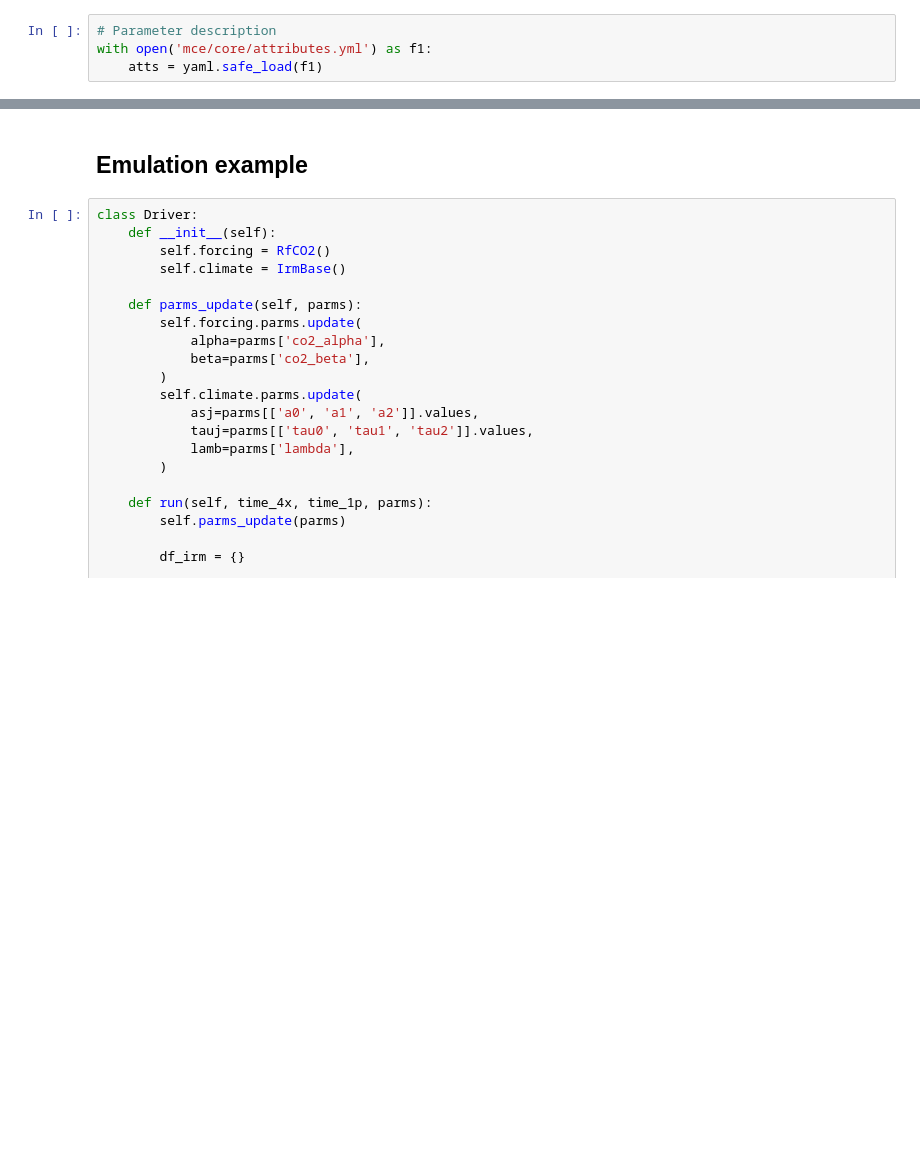
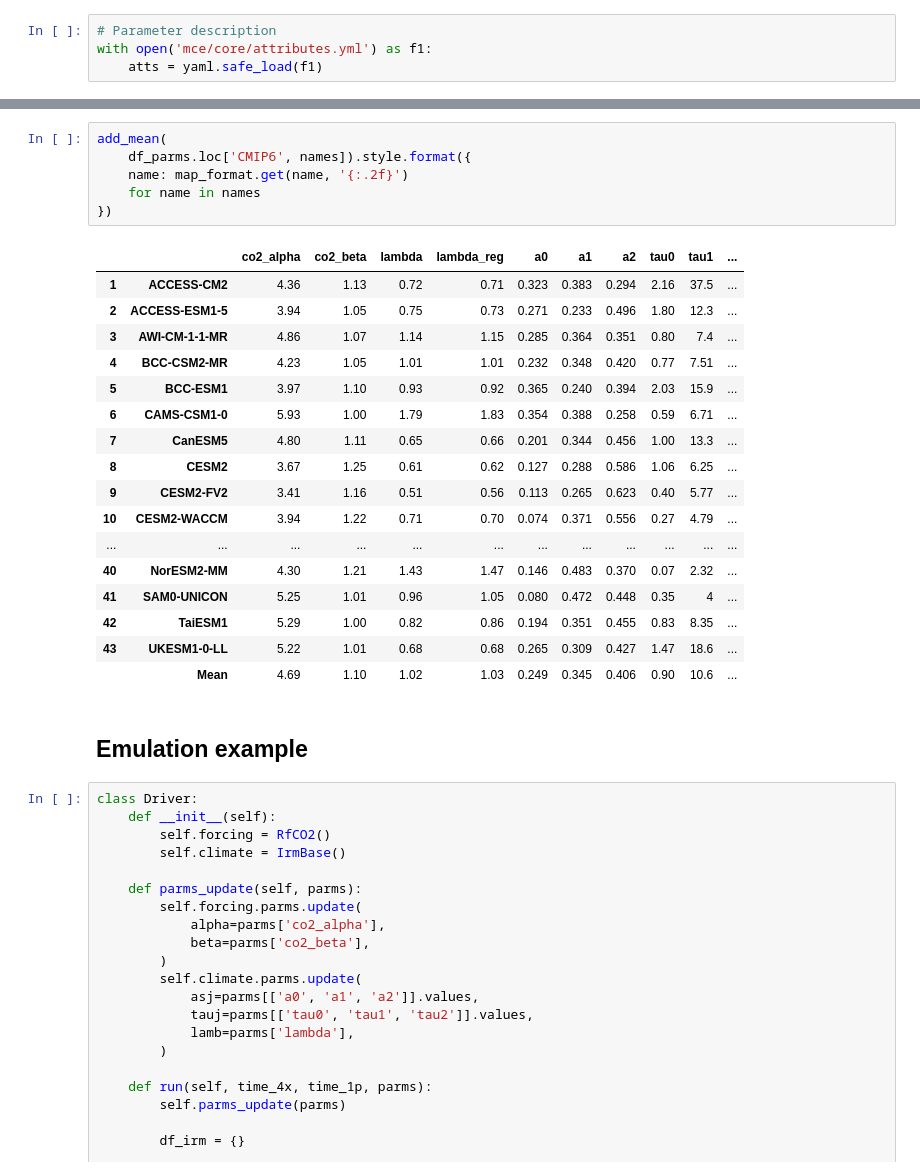
Before and after one commit to tsutsui1872/mce, a Jupyter notebook: notebook/calib_climate_post.ipynb, the cells around one changed output, grey strips where cells are left out. Saved outputs shown, nothing was run; the diff lists cells and outputs as text; blank space fills up the shorter version.

```diff
--- a/notebook/calib_climate_post.ipynb
+++ b/notebook/calib_climate_post.ipynb
@@ -93,3 +125,27 @@ df_parms.loc['CMIP5', names].style.format({
+# %%
+add_mean(
+    df_parms.loc['CMIP6', names]).style.format({
+    name: map_format.get(name, '{:.2f}')
+    for name in names
+})
+# %% [output]
+|  |  | co2_alpha | co2_beta | lambda | lambda_reg | a0 | a1 | a2 | tau0 | tau1 | ... |
+| 1 | ACCESS-CM2 | 4.36 | 1.13 | 0.72 | 0.71 | 0.323 | 0.383 | 0.294 | 2.16 | 37.5 | ... |
+| 2 | ACCESS-ESM1-5 | 3.94 | 1.05 | 0.75 | 0.73 | 0.271 | 0.233 | 0.496 | 1.80 | 12.3 | ... |
+| 3 | AWI-CM-1-1-MR | 4.86 | 1.07 | 1.14 | 1.15 | 0.285 | 0.364 | 0.351 | 0.80 | 7.4 | ... |
+| 4 | BCC-CSM2-MR | 4.23 | 1.05 | 1.01 | 1.01 | 0.232 | 0.348 | 0.420 | 0.77 | 7.51 | ... |
+| 5 | BCC-ESM1 | 3.97 | 1.10 | 0.93 | 0.92 | 0.365 | 0.240 | 0.394 | 2.03 | 15.9 | ... |
+| 6 | CAMS-CSM1-0 | 5.93 | 1.00 | 1.79 | 1.83 | 0.354 | 0.388 | 0.258 | 0.59 | 6.71 | ... |
+| 7 | CanESM5 | 4.80 | 1.11 | 0.65 | 0.66 | 0.201 | 0.344 | 0.456 | 1.00 | 13.3 | ... |
+| 8 | CESM2 | 3.67 | 1.25 | 0.61 | 0.62 | 0.127 | 0.288 | 0.586 | 1.06 | 6.25 | ... |
+| 9 | CESM2-FV2 | 3.41 | 1.16 | 0.51 | 0.56 | 0.113 | 0.265 | 0.623 | 0.40 | 5.77 | ... |
+| 10 | CESM2-WACCM | 3.94 | 1.22 | 0.71 | 0.70 | 0.074 | 0.371 | 0.556 | 0.27 | 4.79 | ... |
+| ... | ... | ... | ... | ... | ... | ... | ... | ... | ... | ... | ... |
+| 40 | NorESM2-MM | 4.30 | 1.21 | 1.43 | 1.47 | 0.146 | 0.483 | 0.370 | 0.07 | 2.32 | ... |
+| 41 | SAM0-UNICON | 5.25 | 1.01 | 0.96 | 1.05 | 0.080 | 0.472 | 0.448 | 0.35 | 4 | ... |
+| 42 | TaiESM1 | 5.29 | 1.00 | 0.82 | 0.86 | 0.194 | 0.351 | 0.455 | 0.83 | 8.35 | ... |
+| 43 | UKESM1-0-LL | 5.22 | 1.01 | 0.68 | 0.68 | 0.265 | 0.309 | 0.427 | 1.47 | 18.6 | ... |
+|  | Mean | 4.69 | 1.10 | 1.02 | 1.03 | 0.249 | 0.345 | 0.406 | 0.90 | 10.6 | ... |
 # %% [markdown]
 ## Emulation example
 # %%
```
Also changed, not shown: parts of 14 cells of this notebook, 4 other files.
